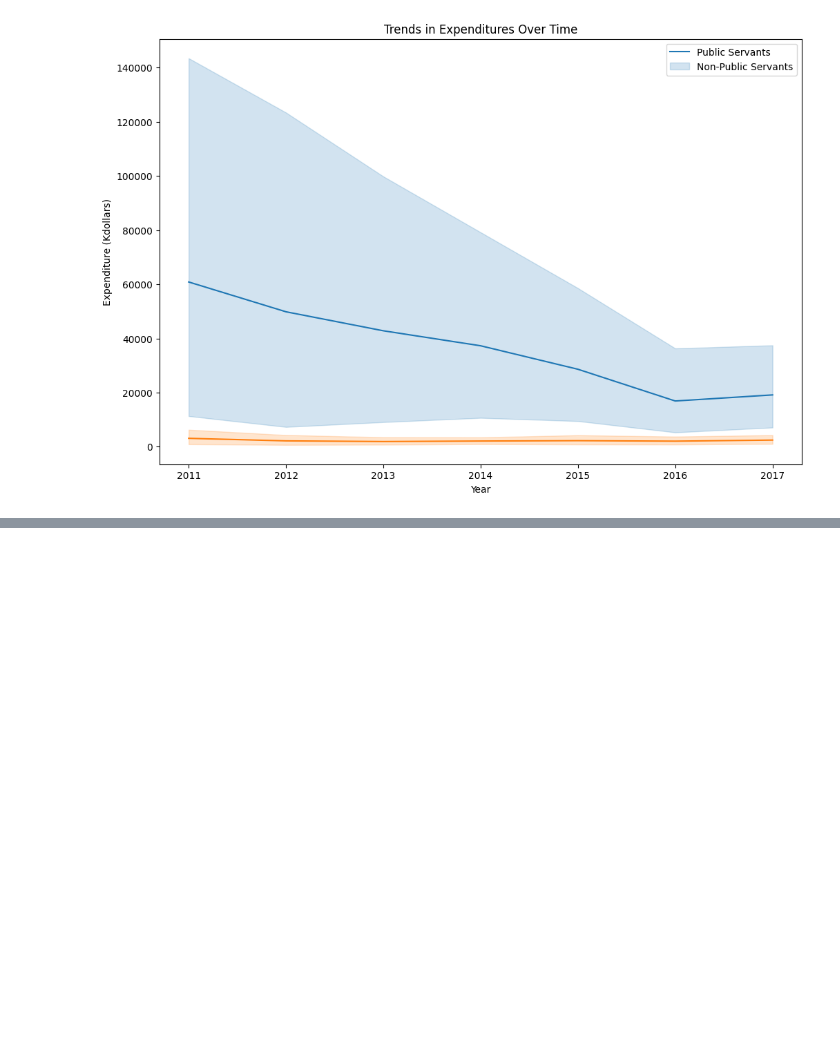
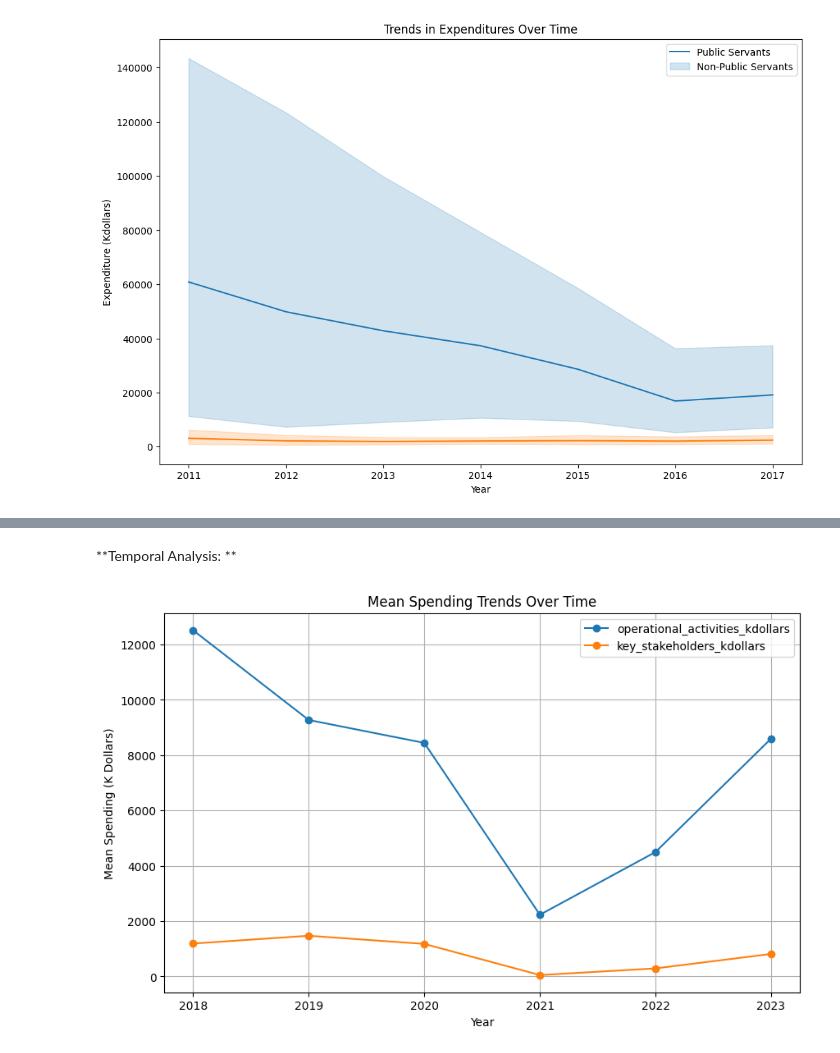
Before and after one commit to anjalidobhal/Project-820, a Jupyter notebook: Untitled26.ipynb, the cells around one changed output, grey strips where cells are left out. Cells and saved outputs as stored; diff of their text form; code cells hidden in the pictures; blank space fills up the shorter version.

```diff
--- a/Untitled26.ipynb
+++ b/Untitled26.ipynb
@@ -177,0 +754,25 @@ plt.show()
+# %% [markdown]
+**Temporal Analysis: **
+# %%
+import matplotlib.pyplot as plt
+
+# Select numerical columns for calculating mean
+numerical_cols = ['operational_activities_kdollars', 'key_stakeholders_kdollars']
+
+# Group data by year and calculate the mean of selected numerical columns
+yearly_mean = df.groupby('year')[numerical_cols].mean()
+
+# Plot temporal trends using line plots
+plt.figure(figsize=(10, 6))
+for col in numerical_cols:
+    plt.plot(yearly_mean.index, yearly_mean[col], marker='o', label=col)
+
+# Add labels and title
+plt.xlabel('Year')
+plt.ylabel('Mean Spending (K Dollars)')
+plt.title('Mean Spending Trends Over Time')
+plt.legend()
+plt.grid(True)
+plt.show()
+# %% [output]
+[figure, added]
```
Also changed, not shown: parts of 28 cells of this notebook.
